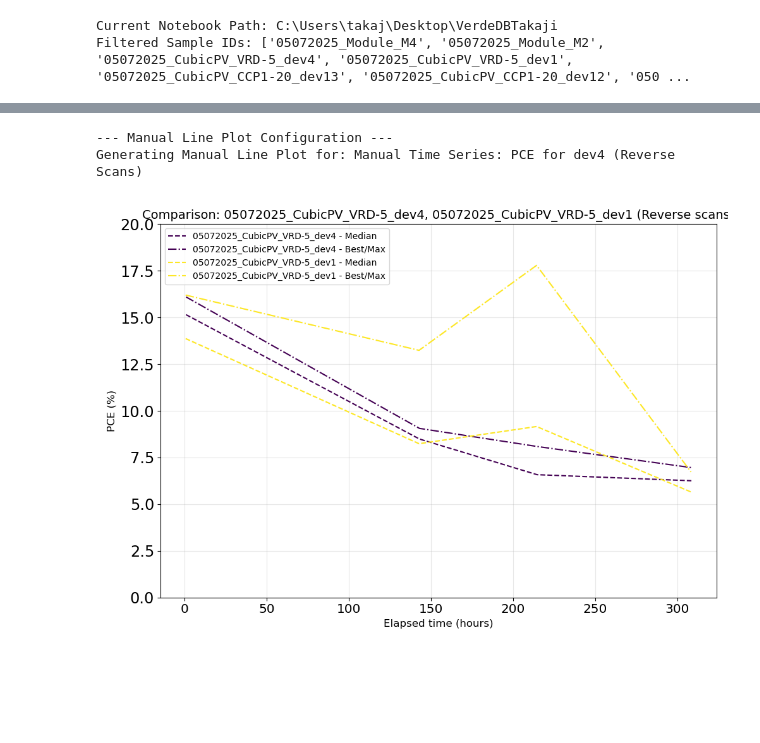
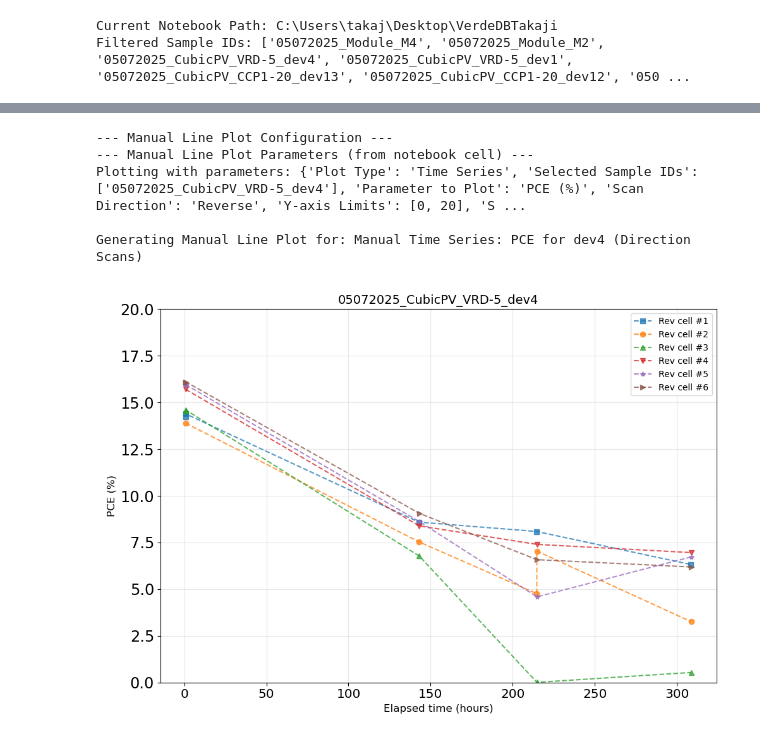
Before and after one commit to TakaRob/VerdeDBTakaji, a Jupyter notebook: Solar_Simulator_timeseriesTakaji2.ipynb, the cells around one changed output, grey strips where cells are left out. Saved outputs shown, nothing was run; the diff lists cells and outputs as text; code cells hidden in the pictures; blank space fills up the shorter version.

Commit message:
fixed function and cleared up manual graphing for forward and reverse

```diff
--- a/Solar_Simulator_timeseriesTakaji2.ipynb
+++ b/Solar_Simulator_timeseriesTakaji2.ipynb
@@ -351,12 +369,12 @@ print("--- Manual Line Plot Configuration ---")
 # === Manually Define Your Plot Parameters Below ===
 
 # Select one sample ID for detailed plot, or multiple for an overview plot
-#manual_line_sample_ids = ['05072025_CubicPV_VRD-5_dev4']  # Example: a single sample
-manual_line_sample_ids = ['05072025_CubicPV_VRD-5_dev4', '05072025_CubicPV_VRD-5_dev1'] # Example: multiple for overview
+manual_line_sample_ids = ['05072025_CubicPV_VRD-5_dev4']  # Example: a single sample
+#manual_line_sample_ids = ['05072025_CubicPV_VRD-5_dev4', '05072025_CubicPV_VRD-5_dev1'] # Example: multiple for overview
 
 manual_line_parameter_label = 'PCE (%)'  # Options: 'PCE (%)', 'FF (%)', 'Voc (V)', 'Jsc (mA/cm^2)', etc.
 manual_line_scan_direction = 'Reverse'   # Options: 'Forward', 'Reverse', or 'Both'
-manual_line_plot_title = "Manual Time Series: PCE for dev4 (Reverse Scans)"
+manual_line_plot_title = "Manual Time Series: PCE for dev4 (Direction Scans)"
 
 # Optional: Define Y-axis limits [min, max]. Set to [None, None] for auto-scaling or use specific defaults.
 manual_line_y_limits = [0, 20]
@@ -390,36 +408,55 @@ if not jv_test_recent_values.empty:
 else:
     print("WARNING: jv_test_recent_values is empty. Cannot generate manual line plot.")
 
+
+
+
+#Prints the parameters selected
+manual_line_params_dict_to_print = {
+    "Plot Type": "Time Series",
+    "Selected Sample IDs": manual_line_sample_ids,
+    "Parameter to Plot": manual_line_parameter_label,
+    "Scan Direction": manual_line_scan_direction,
+    "Y-axis Limits": manual_line_y_limits,
+    "Start Time Filter": manual_line_start_time_str if manual_line_start_time_str else "All Data",
+    "End Time Filter": manual_line_end_time_str if manual_line_end_time_str else "All Data"
+}
+print("--- Manual Line Plot Parameters (from notebook cell) ---")
+print(f"Plotting with parameters: {manual_line_params_dict_to_print}\n")
+
 # Check if there’s any valid data
 if not any(not df.empty for df in jv_data_for_manual_line if df is not None):
     print(f"WARNING: No JV data found for the manually selected sample(s): {', '.join(manual_line_sample_ids)}")
 else:
     # Clump the data for the selected samples
     df_list_processed_manual_line = dataframe_clumping(jv_data_for_manual_line)
 
     # Determine min base time for consistent time axis
     min_base_time_for_plots_manual = None
     if not jv_test_recent_values.empty and 'base_time' in jv_test_recent_values.columns:
         numeric_base_times = pd.to_numeric(jv_test_recent_values['base_time'], errors='coerce').dropna()
         if not numeric_base_times.empty:
             min_base_time_for_plots_manual = numeric_base_times.min()
 
     # Generate the plot
     print(f"Generating Manual Line Plot for: {manual_line_plot_title}")
     fig_manual_line = plot_time_series_from_form(
         df_list_processed=df_list_processed_manual_line,
         sample_ids_selected=manual_line_sample_ids,
         parameter_to_plot=manual_line_parameter_col_code,
         parameter_ylabel=manual_line_parameter_y_label,
         direction_response=manual_line_scan_direction,
         # stability_tests_df=stability_tests_df,  # Uncomment if using stability overlays
         # min_base_time_overall=min_base_time_for_plots_manual,  # Uncomment for consistent x-axis if needed
         y_limits_param=manual_line_y_limits
     )
 
     import matplotlib.pyplot as plt
     plt.show()
 # %% [output]
 --- Manual Line Plot Configuration ---
-Generating Manual Line Plot for: Manual Time Series: PCE for dev4 (Reverse Scans)
+--- Manual Line Plot Parameters (from notebook cell) ---
+Plotting with parameters: {'Plot Type': 'Time Series', 'Selected Sample IDs': ['05072025_CubicPV_VRD-5_dev4'], 'Parameter to Plot': 'PCE (%)', 'Scan Direction': 'Reverse', 'Y-axis Limits': [0, 20], 'S ...
+
+Generating Manual Line Plot for: Manual Time Series: PCE for dev4 (Direction Scans)
-[figure, old version]
+[figure, new version]
```
Also changed, not shown: parts of 6 cells of this notebook, 1 other file.
